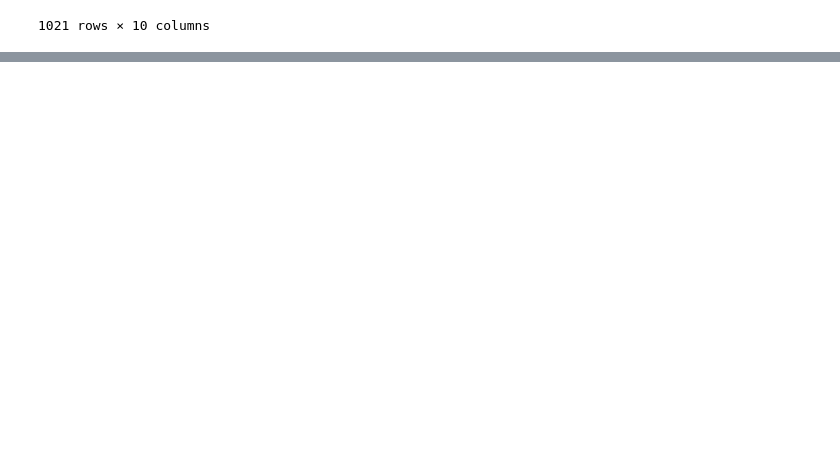
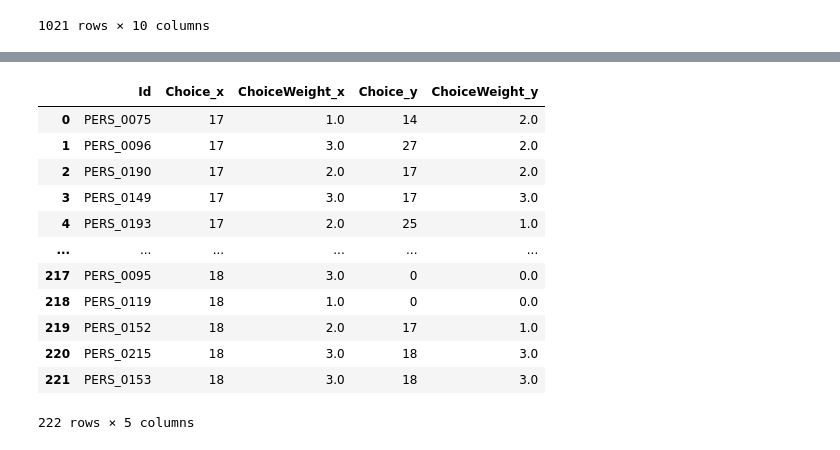
Before and after one commit to RadoTheProgrammer/TM-code, a Jupyter notebook: Untitled-1.ipynb, the cells around one changed output, grey strips where cells are left out. Drawn from its saved outputs; the diff is of its cells as text; code cells hidden in the pictures; blank space fills up the shorter version.

Commit message:
found the reason nproblems is just crashing everything

```diff
--- a/Untitled-1.ipynb
+++ b/Untitled-1.ipynb
@@ -135,3 +135,22 @@ df.mean(True)
 | *3.8888888888888893 | 2.026802 | 0.850998 | 4.49 | 0.30 | 1.50 | ... |
 | *4.444444444444445 | 2.026622 | 0.853194 | 4.63 | 0.37 | 1.46 | ... |
 | *5.0 | 2.019324 | 0.856661 | 5.03 | 0.27 | 1.68 | ... |
+# %%
+df_a100 = pd.read_csv(r"Donnees_TMs\Annee_28\results-nproblems\a100.csv")
+df_a140 = pd.read_csv(r"Donnees_TMs\Annee_28\results-nproblems\a140.csv")
+# %%
+pd.merge(df_a100, df_a140, on='Id', how='inner')
+# %% [output]
+|  | Id | Choice_x | ChoiceWeight_x | Choice_y | ChoiceWeight_y |
+| 0 | PERS_0075 | 17 | 1.0 | 14 | 2.0 |
+| 1 | PERS_0096 | 17 | 3.0 | 27 | 2.0 |
+| 2 | PERS_0190 | 17 | 2.0 | 17 | 2.0 |
+| 3 | PERS_0149 | 17 | 3.0 | 17 | 3.0 |
+| 4 | PERS_0193 | 17 | 2.0 | 25 | 1.0 |
+| ... | ... | ... | ... | ... | ... |
+| 217 | PERS_0095 | 18 | 3.0 | 0 | 0.0 |
+| 218 | PERS_0119 | 18 | 1.0 | 0 | 0.0 |
+| 219 | PERS_0152 | 18 | 2.0 | 17 | 1.0 |
+| 220 | PERS_0215 | 18 | 3.0 | 18 | 3.0 |
+| 221 | PERS_0153 | 18 | 3.0 | 18 | 3.0 |
+222 rows × 5 columns
```
Also changed, not shown: 3 other files.
